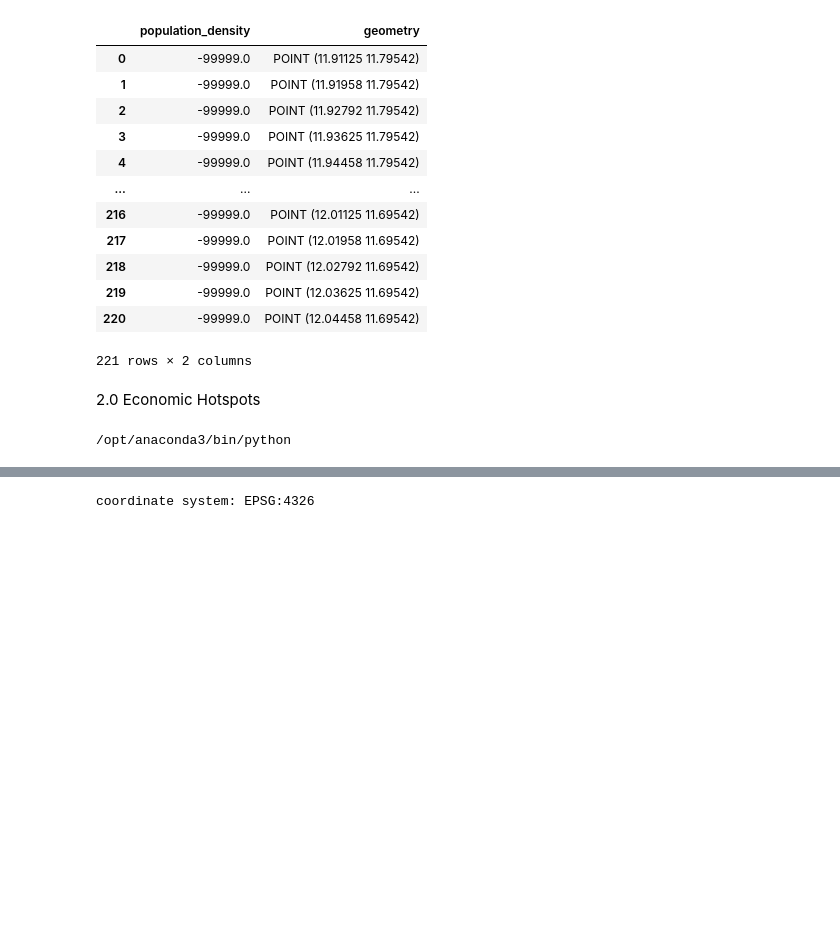
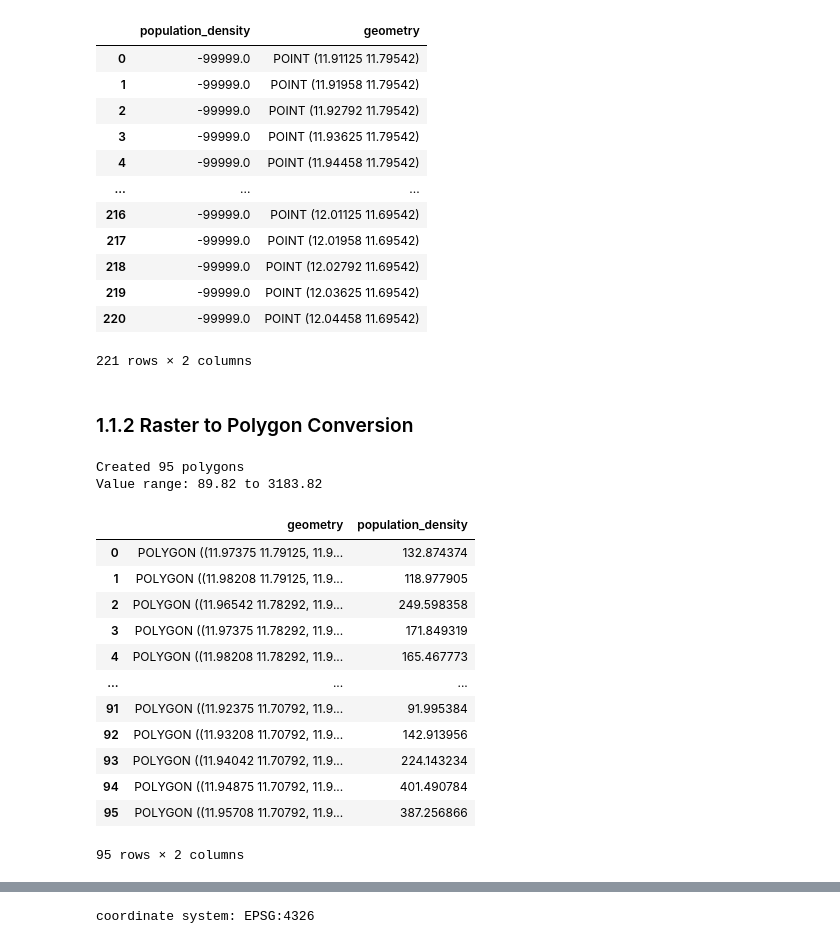
Before and after one commit to carolinecullinan/damaturu-nigeria-idp, a Jupyter notebook: notebooks/1-cgc-cleaning.ipynb, the cells around one changed output, grey strips where cells are left out. Saved outputs shown, nothing was run; the diff lists cells and outputs as text; code cells hidden in the pictures; blank space fills up the shorter version.

Commit message:
population updates

```diff
--- a/notebooks/1-cgc-cleaning.ipynb
+++ b/notebooks/1-cgc-cleaning.ipynb
@@ -100,10 +106,3 @@ Value range: -99999.00 to 3183.82
 | 219 | -99999.0 | POINT (12.03625 11.69542) |
 | 220 | -99999.0 | POINT (12.04458 11.69542) |
 221 rows × 2 columns
-# %% [markdown]
-2.0 Economic Hotspots
-# %%
-import sys
-print(sys.executable)
-# %% [output]
-/opt/anaconda3/bin/python
@@ -112,0 +109,25 @@ import ee
+# %% [markdown]
+### 1.1.2 Raster to Polygon Conversion
+# %%
+# convert Damaturu specific population density raster to polygon GeoJSON for export and viz
+raster_to_polygons(
+    "data/raw/nga_pd_2020_1km_UNadj.tif",
+    "data/raw/AOI/damaturu.shp",
+    "data/processed/damaturu_poly.geojson"
+)
+# %% [output]
+Created 95 polygons
+Value range: 89.82 to 3183.82
+|  | geometry | population_density |
+| 0 | POLYGON ((11.97375 11.79125, 11.9... | 132.874374 |
+| 1 | POLYGON ((11.98208 11.79125, 11.9... | 118.977905 |
+| 2 | POLYGON ((11.96542 11.78292, 11.9... | 249.598358 |
+| 3 | POLYGON ((11.97375 11.78292, 11.9... | 171.849319 |
+| 4 | POLYGON ((11.98208 11.78292, 11.9... | 165.467773 |
+| ... | ... | ... |
+| 91 | POLYGON ((11.92375 11.70792, 11.9... | 91.995384 |
+| 92 | POLYGON ((11.93208 11.70792, 11.9... | 142.913956 |
+| 93 | POLYGON ((11.94042 11.70792, 11.9... | 224.143234 |
+| 94 | POLYGON ((11.94875 11.70792, 11.9... | 401.490784 |
+| 95 | POLYGON ((11.95708 11.70792, 11.9... | 387.256866 |
+95 rows × 2 columns
```
Also changed, not shown: parts of 20 cells of this notebook, 6 other files.
